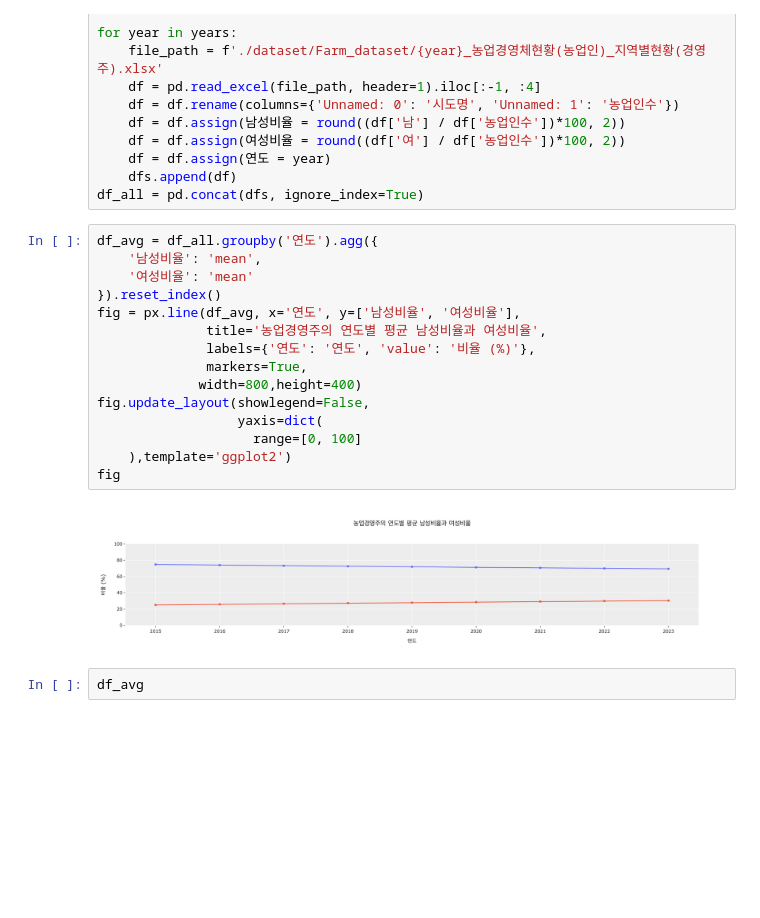
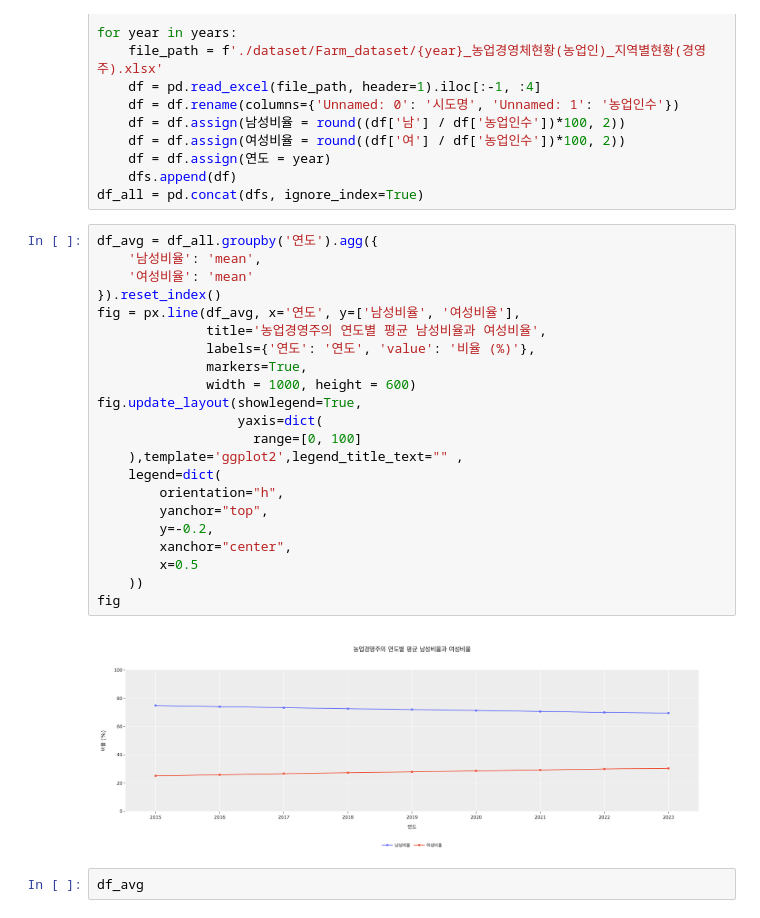
Before and after one commit to seoyeonc/Research_area, a Jupyter notebook: posts/2_research/2_no_category/2024-07-31-Datasafe_Idea.ipynb, the cells around one changed output. Saved outputs shown, nothing was run; the diff lists cells and outputs as text; blank space fills up the shorter version.

```diff
--- a/posts/2_research/2_no_category/2024-07-31-Datasafe_Idea.ipynb
+++ b/posts/2_research/2_no_category/2024-07-31-Datasafe_Idea.ipynb
@@ -137,20 +137,27 @@ df_all = pd.concat(dfs, ignore_index=True)
 # %%
 df_avg = df_all.groupby('연도').agg({
     '남성비율': 'mean',
     '여성비율': 'mean'
 }).reset_index()
 fig = px.line(df_avg, x='연도', y=['남성비율', '여성비율'],
               title='농업경영주의 연도별 평균 남성비율과 여성비율',
               labels={'연도': '연도', 'value': '비율 (%)'},
               markers=True,
-             width=800,height=400)
-fig.update_layout(showlegend=False,
+              width = 1000, height = 600)
+fig.update_layout(showlegend=True,
                   yaxis=dict(
                     range=[0, 100]
-    ),template='ggplot2')
+    ),template='ggplot2',legend_title_text="" ,
+    legend=dict(
+        orientation="h",
+        yanchor="top",
+        y=-0.2,
+        xanchor="center",
+        x=0.5
+    ))
 fig
 # %% [output]
-[figure, old version]
+[figure, new version]
 # %%
 df_avg
 # %% [output]
```
Also changed, not shown: parts of 5 cells of this notebook, 6 other files.
